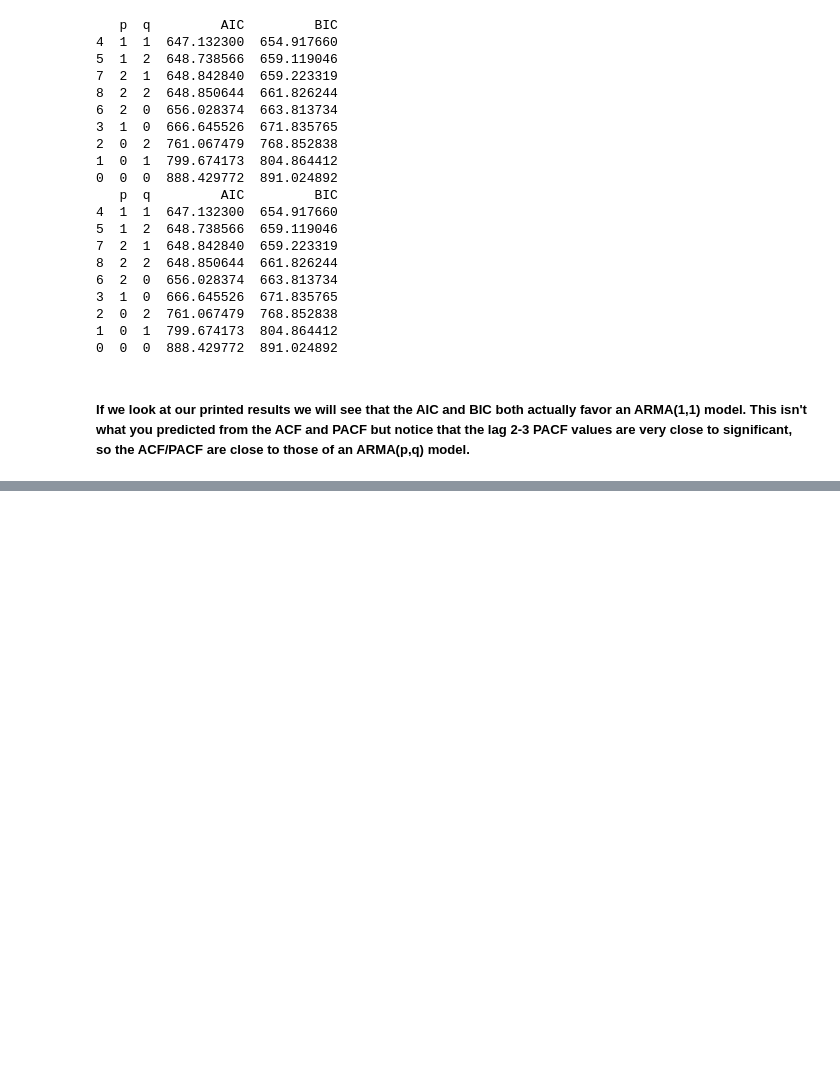
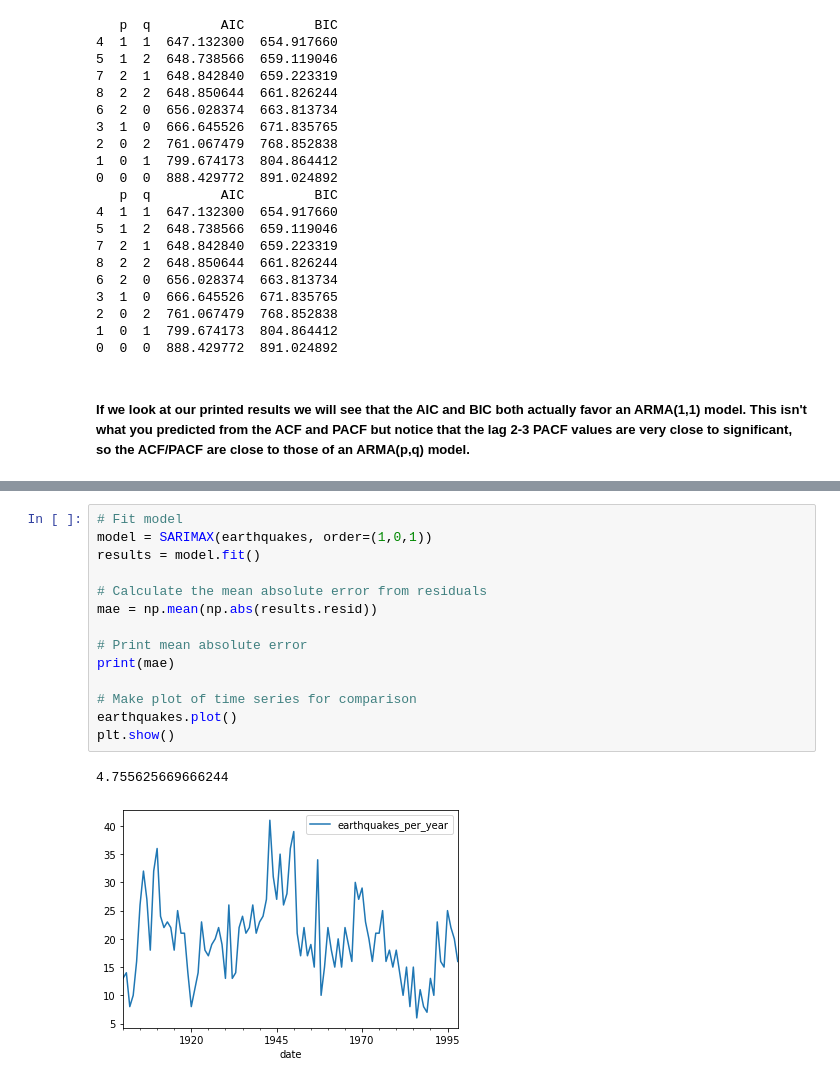
Before and after one commit to naikshubham/Forecasting-using-Python, a Jupyter notebook: Forecasting.ipynb, the cells around one changed output, grey strips where cells are left out. Cells and saved outputs as stored; diff of their text form; blank space fills up the shorter version.

```diff
--- a/Forecasting.ipynb
+++ b/Forecasting.ipynb
@@ -434,0 +441,17 @@ print(order_df.sort_values(by='BIC', ascending=True))
+# %%
+# Fit model
+model = SARIMAX(earthquakes, order=(1,0,1))
+results = model.fit()
+
+# Calculate the mean absolute error from residuals
+mae = np.mean(np.abs(results.resid))
+
+# Print mean absolute error
+print(mae)
+
+# Make plot of time series for comparison
+earthquakes.plot()
+plt.show()
+# %% [output]
+4.755625669666244
+[figure, added]
```
Also changed, not shown: parts of 26 cells of this notebook.
